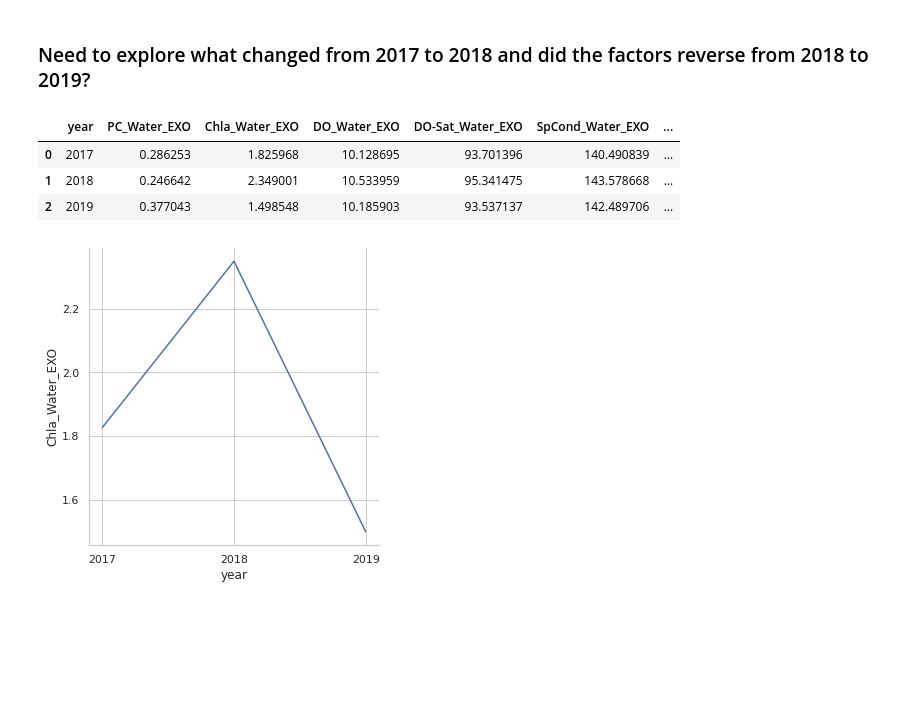
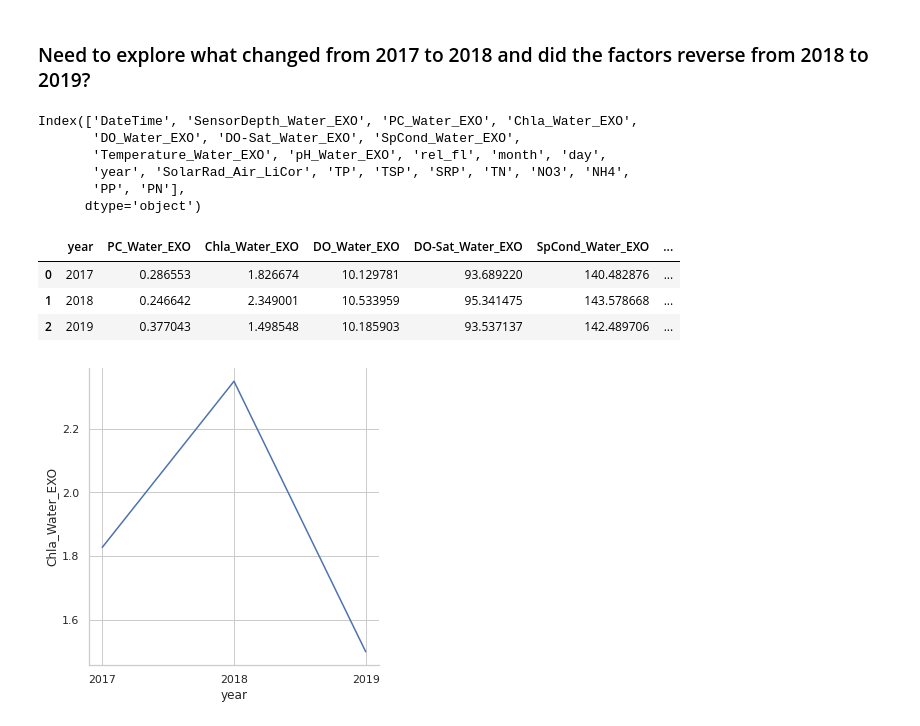
Before and after one commit to anirban-a/JeffersonProject, a Jupyter notebook: EDA/explore.ipynb, the cells around one changed output. Saved outputs shown, nothing was run; the diff lists cells and outputs as text; code cells hidden in the pictures; blank space fills up the shorter version.

```diff
--- a/EDA/explore.ipynb
+++ b/EDA/explore.ipynb
@@ -46,6 +64,10 @@ plt.show()
 ## Observation:
 
 1. Some `PC_Water_EXO` values are negative. We need to do some data cleaning around these values.
+# %%
+df = df.query("`PC_Water_EXO` >= 0")
+# %%
+df['PN'] = df.TP/df.TN
 # %% [markdown]
 ## Exploring the correlations
 # %%
@@ -103,17 +125,26 @@ plt.show()
 [figure]
 # %% [markdown]
 ### Need to explore what changed from 2017 to 2018 and did the factors reverse from 2018 to 2019?
+# %%
+df.columns
+# %% [output]
+Index(['DateTime', 'SensorDepth_Water_EXO', 'PC_Water_EXO', 'Chla_Water_EXO',
+       'DO_Water_EXO', 'DO-Sat_Water_EXO', 'SpCond_Water_EXO',
+       'Temperature_Water_EXO', 'pH_Water_EXO', 'rel_fl', 'month', 'day',
+       'year', 'SolarRad_Air_LiCor', 'TP', 'TSP', 'SRP', 'TN', 'NO3', 'NH4',
+       'PP', 'PN'],
+      dtype='object')
 # %%
 df_mean = df.groupby('year', as_index=False)[['PC_Water_EXO', 'Chla_Water_EXO',
                                               'DO_Water_EXO', 'DO-Sat_Water_EXO', 'SpCond_Water_EXO',
                                               'Temperature_Water_EXO', 'pH_Water_EXO', 'rel_fl',
-                                              'SolarRad_Air_LiCor']].mean()
+                                              'SolarRad_Air_LiCor', 'TP', 'TSP', 'SRP', 'TN', 'NO3', 'NH4', 'PP', 'PN']].mean()
 
 df_mean.year = df_mean.year.astype('str')
 df_mean.head()
 # %% [output]
 |  | year | PC_Water_EXO | Chla_Water_EXO | DO_Water_EXO | DO-Sat_Water_EXO | SpCond_Water_EXO | ... |
-| 0 | 2017 | 0.286253 | 1.825968 | 10.128695 | 93.701396 | 140.490839 | ... |
+| 0 | 2017 | 0.286553 | 1.826674 | 10.129781 | 93.689220 | 140.482876 | ... |
 | 1 | 2018 | 0.246642 | 2.349001 | 10.533959 | 95.341475 | 143.578668 | ... |
 | 2 | 2019 | 0.377043 | 1.498548 | 10.185903 | 93.537137 | 142.489706 | ... |
 # %%
```
Also changed, not shown: parts of 17 cells of this notebook, 1 other file.
